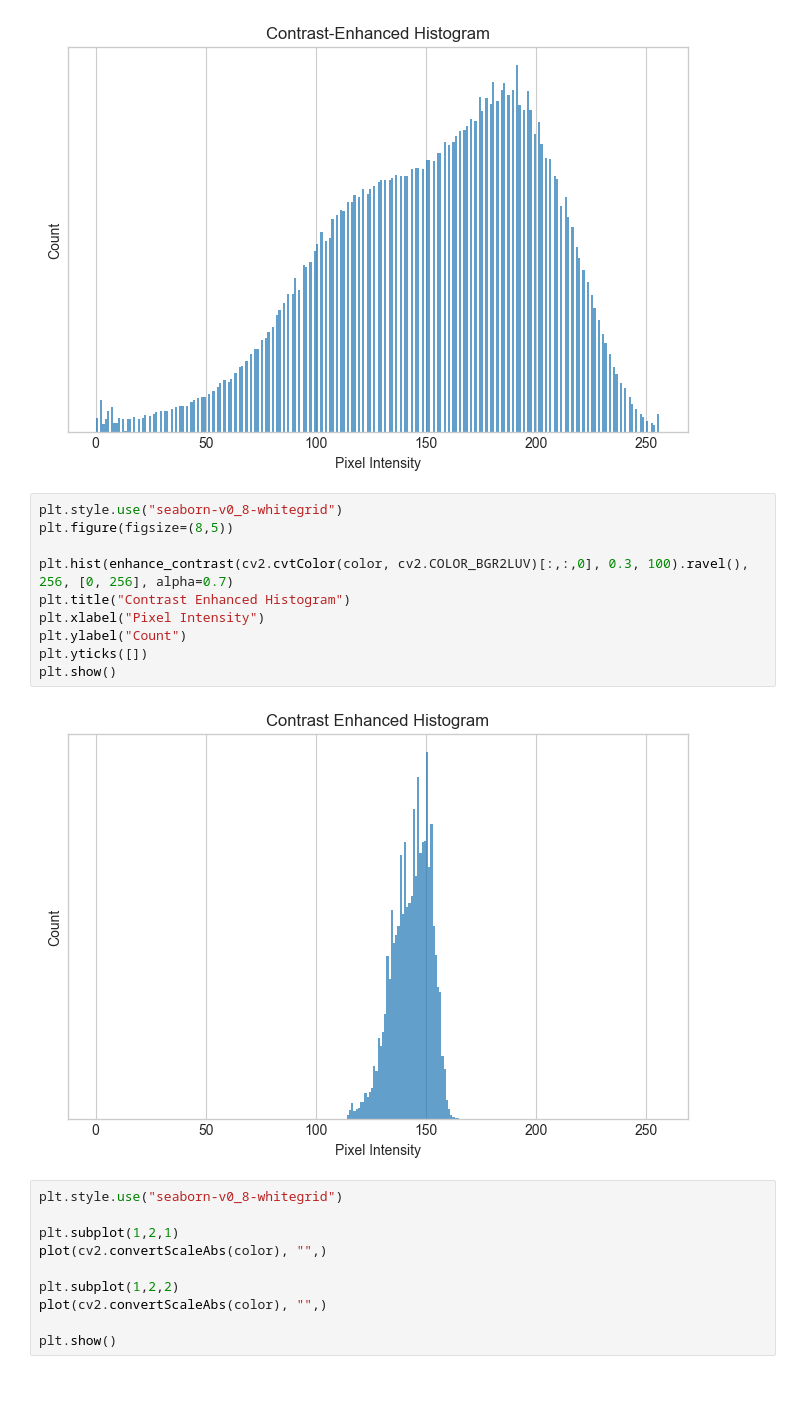
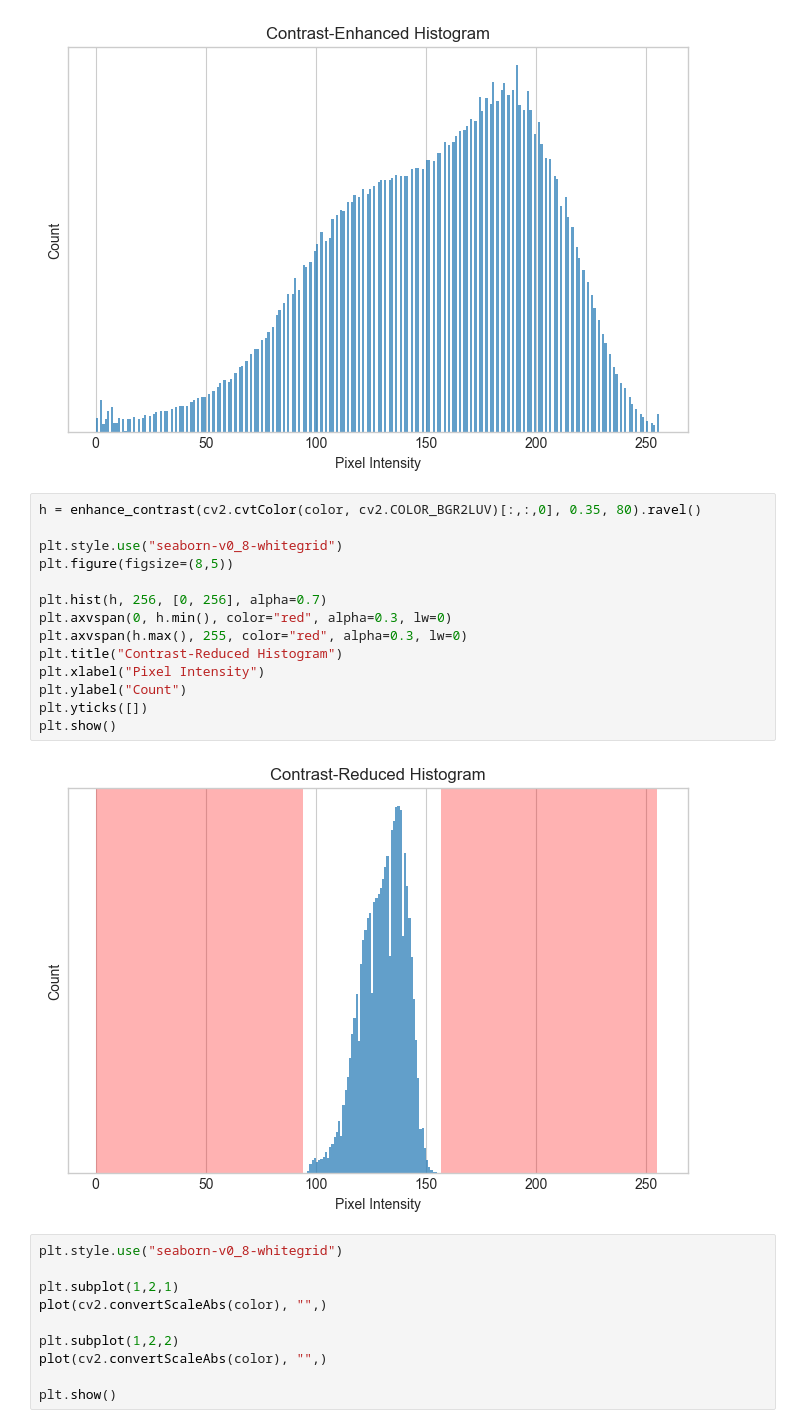
Before and after one commit to joypauls/blog-scripts, a Jupyter notebook: notebooks/contrast_enhancement.ipynb, the cells around one changed output. Cells and saved outputs as stored; diff of their text form; blank space fills up the shorter version.

Commit message:
contrast reduced histogram

```diff
--- a/notebooks/contrast_enhancement.ipynb
+++ b/notebooks/contrast_enhancement.ipynb
@@ -118,17 +119,21 @@ plt.show()
 # %% [output]
 [figure]
 # %%
+h = enhance_contrast(cv2.cvtColor(color, cv2.COLOR_BGR2LUV)[:,:,0], 0.35, 80).ravel()
+
 plt.style.use("seaborn-v0_8-whitegrid")
 plt.figure(figsize=(8,5))
 
-plt.hist(enhance_contrast(cv2.cvtColor(color, cv2.COLOR_BGR2LUV)[:,:,0], 0.3, 100).ravel(), 256, [0, 256], alpha=0.7)
-plt.title("Contrast Enhanced Histogram")
+plt.hist(h, 256, [0, 256], alpha=0.7)
+plt.axvspan(0, h.min(), color="red", alpha=0.3, lw=0)
+plt.axvspan(h.max(), 255, color="red", alpha=0.3, lw=0)
+plt.title("Contrast-Reduced Histogram")
 plt.xlabel("Pixel Intensity")
 plt.ylabel("Count")
 plt.yticks([])
 plt.show()
 # %% [output]
-[figure, old version]
+[figure, new version]
 # %%
 plt.style.use("seaborn-v0_8-whitegrid")
 
```
Also changed, not shown: parts of 4 cells of this notebook, 1 other file.
